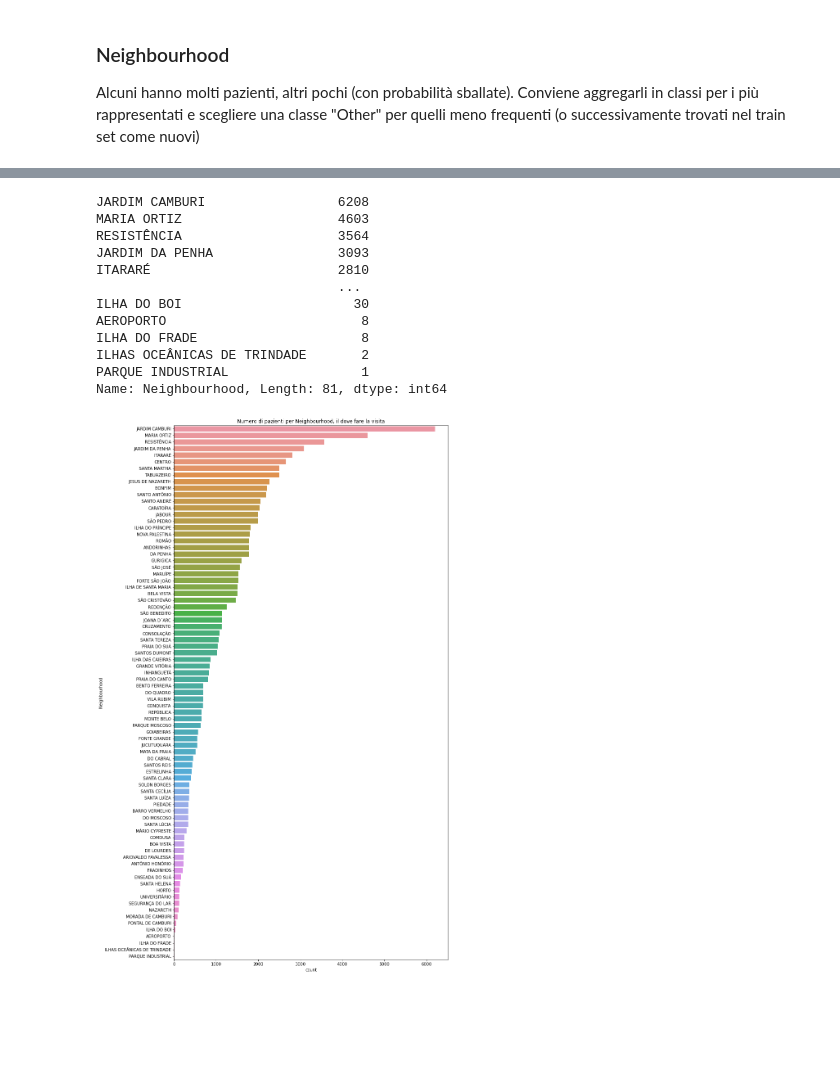
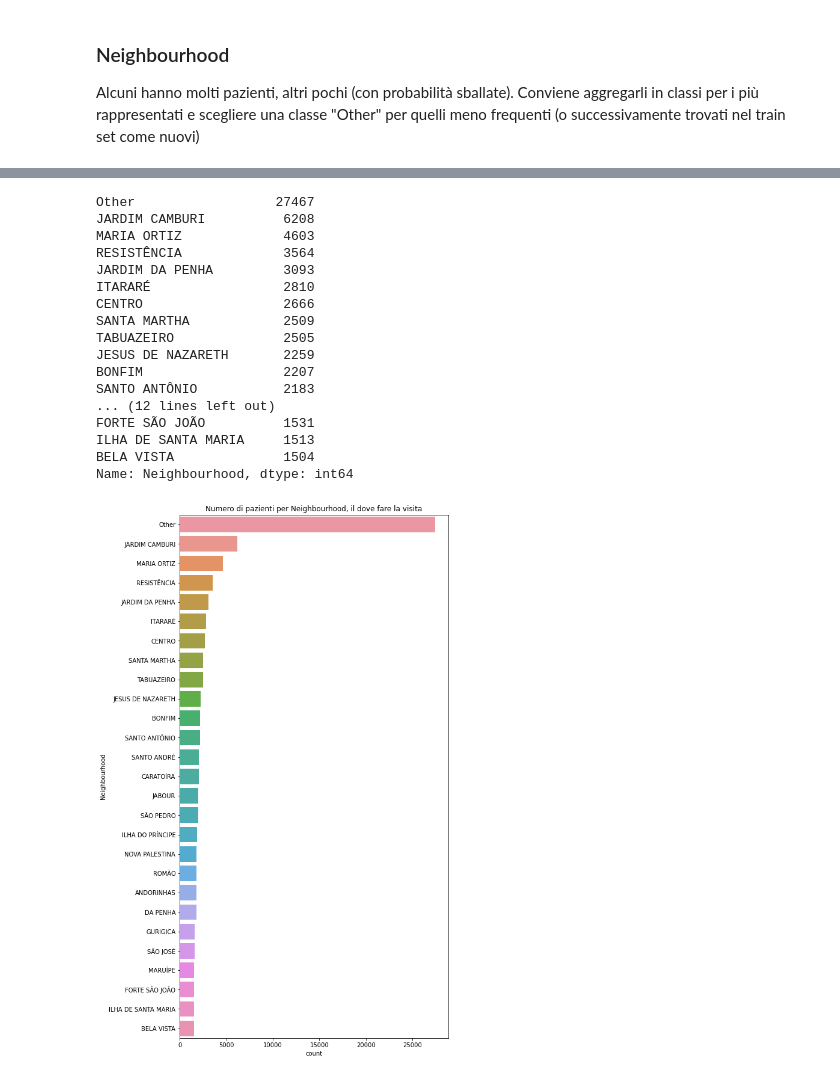
Before and after one commit to ale-pavel/exam-challenge-appointments, a Jupyter notebook: Challenge-appointments-preparation.ipynb, the cells around one changed output, grey strips where cells are left out. Cells and saved outputs as stored; diff of their text form; code cells hidden in the pictures; blank space fills up the shorter version.

```diff
--- a/Challenge-appointments-preparation.ipynb
+++ b/Challenge-appointments-preparation.ipynb
@@ -575,21 +651,26 @@ app_edit[['Neighbourhood', 'No-show']].groupby(['Neighbourhood']).count().sort_v
 # %%
-fig = plt.subplots(figsize=(12, 24))
+fig = plt.subplots(figsize=(8,16))
 
 g = sns.countplot(y='Neighbourhood', orient='h', data=app_edit, order = app_edit['Neighbourhood'].value_counts().index)
 g.set_title('Numero di pazienti per Neighbourhood, il dove fare la visita')
 app_edit['Neighbourhood'].value_counts()
 # %% [output]
-JARDIM CAMBURI                 6208
-MARIA ORTIZ                    4603
-RESISTÊNCIA                    3564
-JARDIM DA PENHA                3093
-ITARARÉ                        2810
-                               ...
-ILHA DO BOI                      30
-AEROPORTO                         8
-ILHA DO FRADE                     8
-ILHAS OCEÂNICAS DE TRINDADE       2
-PARQUE INDUSTRIAL                 1
-Name: Neighbourhood, Length: 81, dtype: int64
+Other                  27467
+JARDIM CAMBURI          6208
+MARIA ORTIZ             4603
+RESISTÊNCIA             3564
+JARDIM DA PENHA         3093
+ITARARÉ                 2810
+CENTRO                  2666
+SANTA MARTHA            2509
+TABUAZEIRO              2505
+JESUS DE NAZARETH       2259
+BONFIM                  2207
+SANTO ANTÔNIO           2183
+... (12 lines left out)
+FORTE SÃO JOÃO          1531
+ILHA DE SANTA MARIA     1513
+BELA VISTA              1504
+Name: Neighbourhood, dtype: int64
-[figure, old version]
+[figure, new version]
 # %%
```
Also changed, not shown: parts of 25 cells of this notebook, 1 other file.
